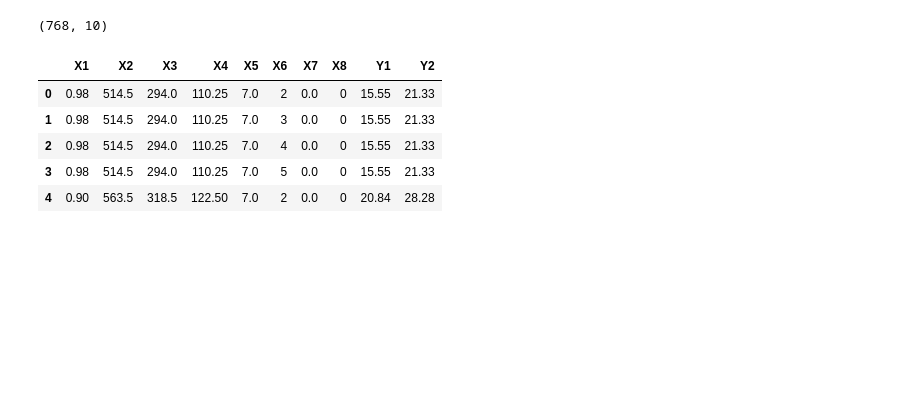
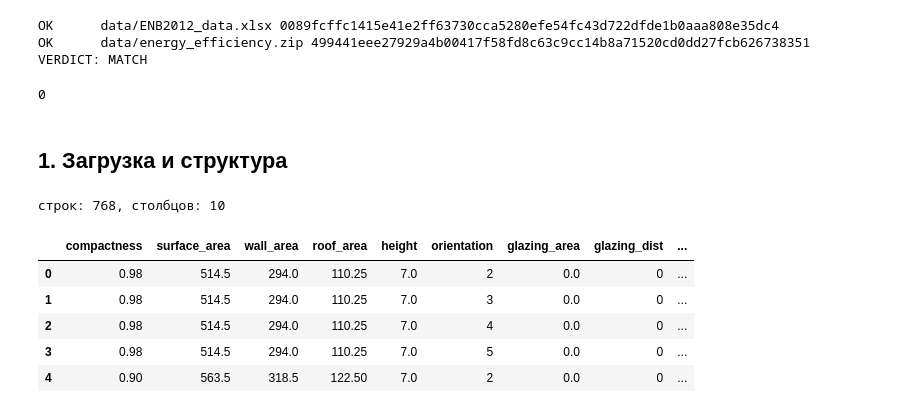
Before and after one commit to Ufguff/energy-intellectiual_systems, a Jupyter notebook: eda.ipynb, the cells around one changed output. Saved outputs shown, nothing was run; the diff lists cells and outputs as text; code cells hidden in the pictures; blank space fills up the shorter version.

```diff
--- a/eda.ipynb
+++ b/eda.ipynb
@@ -1 +107,8 @@
+# %%
+verify(ROOT)
+# %% [output]
+OK      data/ENB2012_data.xlsx 0089fcffc1415e41e2ff63730cca5280efe54fc43d722dfde1b0aaa808e35dc4
+OK      data/energy_efficiency.zip 499441eee27929a4b00417f58fd8c63c9cc14b8a71520cd0dd27fcb626738351
+VERDICT: MATCH
+0
 # %%
@@ -14,15 +116,47 @@ plt.rcParams["figure.dpi"] = 100
+# %%
+import numpy as np
+import pandas as pd
+import matplotlib.pyplot as plt
+import seaborn as sns
+from scipy import stats as sps
+
+sns.set_style("whitegrid")
+plt.rcParams.update({"figure.dpi": 110, "font.size": 9})
+
+RENAME = {
+    "X1": "compactness",
+    "X2": "surface_area",
+    "X3": "wall_area",
+    "X4": "roof_area",
+    "X5": "height",
+    "X6": "orientation",
+    "X7": "glazing_area",
+    "X8": "glazing_dist",
+    "Y1": "heating_load",
+    "Y2": "cooling_load",
+}
+FEATURES = list(RENAME.values())[:8]
+TARGETS = list(RENAME.values())[8:]
+SHAPE_COLS = FEATURES[:4]
+SHORT = {"heating_load": "Y1", "cooling_load": "Y2"}
+
+
+def fmt_p(p: float) -> str:
+    return "< 1e-300" if p == 0 else f"{p:.3g}"
+# %% [markdown]
+## 1. Загрузка и структура
 # %%
-df = pd.read_excel("info/ENB2012_data.xlsx")
-print(df.shape)
+df = pd.read_excel("data/ENB2012_data.xlsx").rename(columns=RENAME)
+print(f"строк: {len(df)}, столбцов: {df.shape[1]}")
 df.head()
 # %% [output]
-(768, 10)
+строк: 768, столбцов: 10
-|  | X1 | X2 | X3 | X4 | X5 | X6 | X7 | X8 | Y1 | Y2 |
-| 0 | 0.98 | 514.5 | 294.0 | 110.25 | 7.0 | 2 | 0.0 | 0 | 15.55 | 21.33 |
-| 1 | 0.98 | 514.5 | 294.0 | 110.25 | 7.0 | 3 | 0.0 | 0 | 15.55 | 21.33 |
-| 2 | 0.98 | 514.5 | 294.0 | 110.25 | 7.0 | 4 | 0.0 | 0 | 15.55 | 21.33 |
-| 3 | 0.98 | 514.5 | 294.0 | 110.25 | 7.0 | 5 | 0.0 | 0 | 15.55 | 21.33 |
-| 4 | 0.90 | 563.5 | 318.5 | 122.50 | 7.0 | 2 | 0.0 | 0 | 20.84 | 28.28 |
+|  | compactness | surface_area | wall_area | roof_area | height | orientation | glazing_area | glazing_dist | ... |
+| 0 | 0.98 | 514.5 | 294.0 | 110.25 | 7.0 | 2 | 0.0 | 0 | ... |
+| 1 | 0.98 | 514.5 | 294.0 | 110.25 | 7.0 | 3 | 0.0 | 0 | ... |
+| 2 | 0.98 | 514.5 | 294.0 | 110.25 | 7.0 | 4 | 0.0 | 0 | ... |
+| 3 | 0.98 | 514.5 | 294.0 | 110.25 | 7.0 | 5 | 0.0 | 0 | ... |
+| 4 | 0.90 | 563.5 | 318.5 | 122.50 | 7.0 | 2 | 0.0 | 0 | ... |
 # %%
 df.info()
 # %% [output]
```
Also changed, not shown: parts of 34 cells of this notebook, 2 other files.
